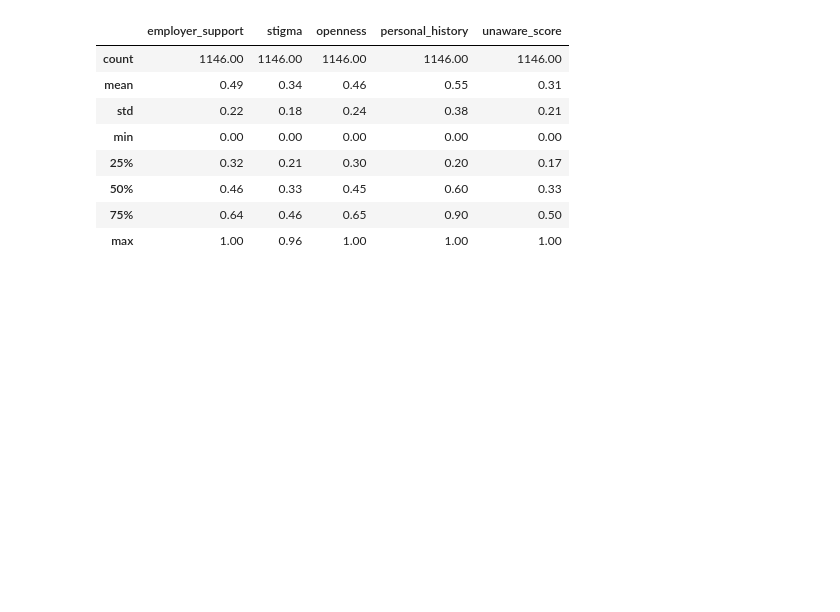
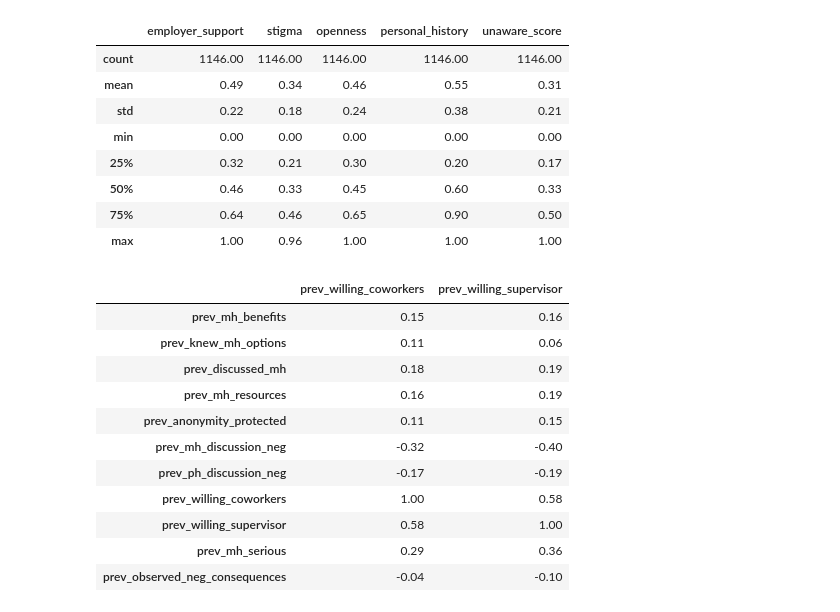
Before and after one commit to fluyid/osmi-mental-health-in-tech, a Jupyter notebook: osmi-clustering/notebooks/01_clustering.ipynb, the cells around one changed output. Drawn from its saved outputs; the diff is of its cells as text; code cells hidden in the pictures; blank space fills up the shorter version.

```diff
--- a/osmi-clustering/notebooks/01_clustering.ipynb
+++ b/osmi-clustering/notebooks/01_clustering.ipynb
@@ -902,3 +902,19 @@ composites.describe().round(2)
 | 50% | 0.46 | 0.33 | 0.45 | 0.60 | 0.33 |
 | 75% | 0.64 | 0.46 | 0.65 | 0.90 | 0.50 |
 | max | 1.00 | 0.96 | 1.00 | 1.00 | 1.00 |
+# %%
+prev_corr = encoded[prev_cols].corr().round(2)
+prev_corr[["prev_willing_coworkers", "prev_willing_supervisor"]]
+# %% [output]
+|  | prev_willing_coworkers | prev_willing_supervisor |
+| prev_mh_benefits | 0.15 | 0.16 |
+| prev_knew_mh_options | 0.11 | 0.06 |
+| prev_discussed_mh | 0.18 | 0.19 |
+| prev_mh_resources | 0.16 | 0.19 |
+| prev_anonymity_protected | 0.11 | 0.15 |
+| prev_mh_discussion_neg | -0.32 | -0.40 |
+| prev_ph_discussion_neg | -0.17 | -0.19 |
+| prev_willing_coworkers | 1.00 | 0.58 |
+| prev_willing_supervisor | 0.58 | 1.00 |
+| prev_mh_serious | 0.29 | 0.36 |
+| prev_observed_neg_consequences | -0.04 | -0.10 |
```
Also changed, not shown: parts of 1 cell of this notebook.
